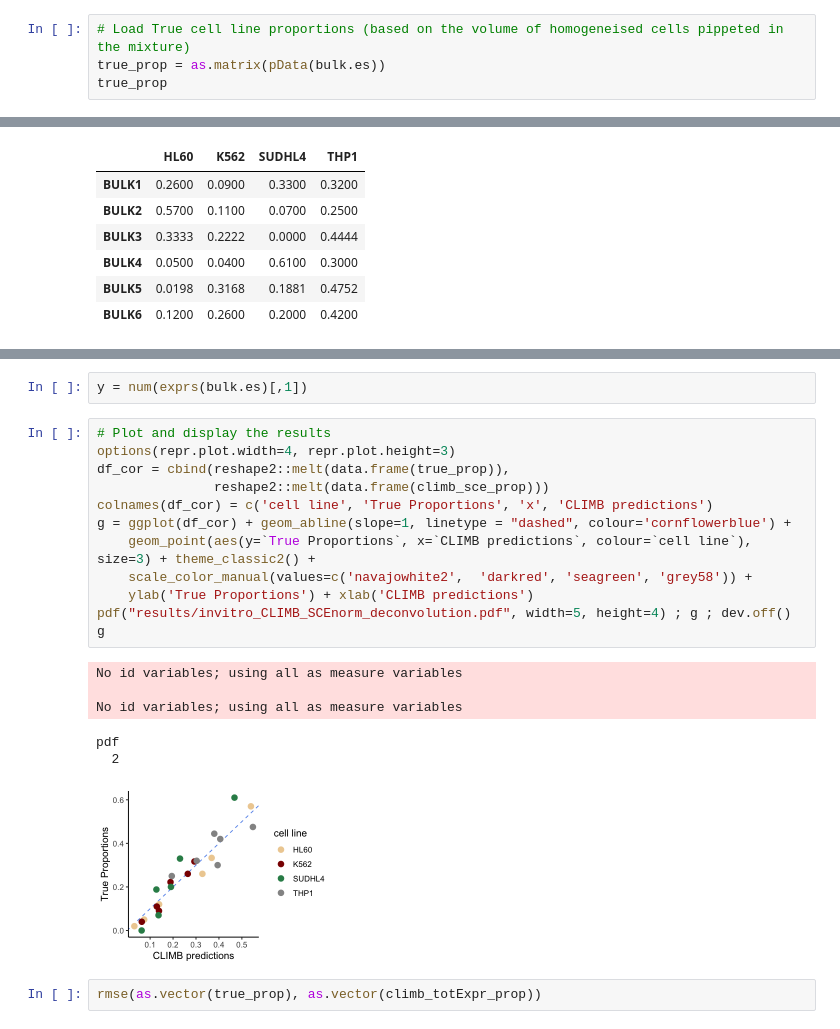
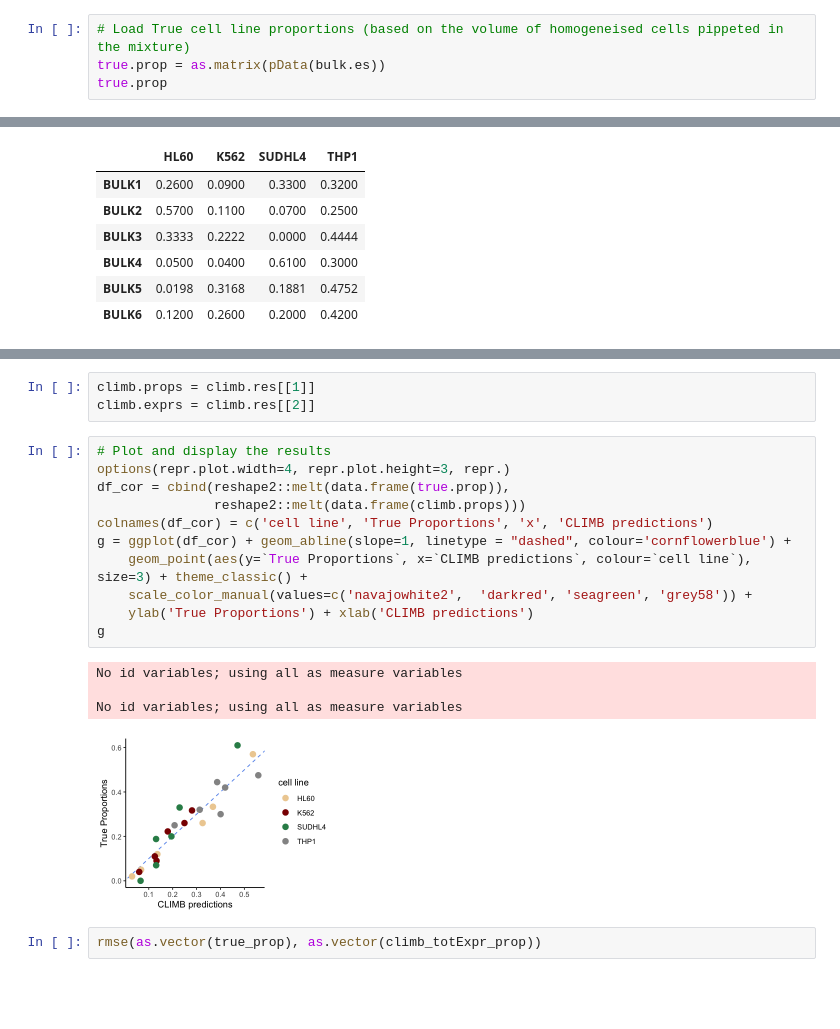
Before and after one commit to alexdray86/CLIMB, a Jupyter notebook: 01_climb_benchmark_invitro.ipynb, the cells around one changed output, grey strips where cells are left out. Drawn from its saved outputs; the diff is of its cells as text; blank space fills up the shorter version.

```diff
--- a/01_climb_benchmark_invitro.ipynb
+++ b/01_climb_benchmark_invitro.ipynb
@@ -33,8 +50,8 @@ Features  Samples
 6 mixtures of cell lines with expression from 6169 genes
 # %%
 # Load True cell line proportions (based on the volume of homogeneised cells pippeted in the mixture)
-true_prop = as.matrix(pData(bulk.es))
-true_prop
+true.prop = as.matrix(pData(bulk.es))
+true.prop
 # %% [output]
 A matrix: 6 × 4 of type dbl
 |  | HL60 | K562 | SUDHL4 | THP1 |
@@ -51,24 +66,22 @@ ERROR: Error in pred_exprs[[k]] <- pred_expr: attempt to select less than one el
-# %%
-y = num(exprs(bulk.es)[,1])
+# %%
+climb.props = climb.res[[1]]
+climb.exprs = climb.res[[2]]
 # %%
 # Plot and display the results
-options(repr.plot.width=4, repr.plot.height=3)
-df_cor = cbind(reshape2::melt(data.frame(true_prop)),
-               reshape2::melt(data.frame(climb_sce_prop)))
+options(repr.plot.width=4, repr.plot.height=3, repr.)
+df_cor = cbind(reshape2::melt(data.frame(true.prop)),
+               reshape2::melt(data.frame(climb.props)))
 colnames(df_cor) = c('cell line', 'True Proportions', 'x', 'CLIMB predictions')
 g = ggplot(df_cor) + geom_abline(slope=1, linetype = "dashed", colour='cornflowerblue') +
-    geom_point(aes(y=`True Proportions`, x=`CLIMB predictions`, colour=`cell line`), size=3) + theme_classic2() +
+    geom_point(aes(y=`True Proportions`, x=`CLIMB predictions`, colour=`cell line`), size=3) + theme_classic() +
     scale_color_manual(values=c('navajowhite2',  'darkred', 'seagreen', 'grey58')) +
     ylab('True Proportions') + xlab('CLIMB predictions')
-pdf("results/invitro_CLIMB_SCEnorm_deconvolution.pdf", width=5, height=4) ; g ; dev.off()
 g
 # %% [output]
 No id variables; using all as measure variables
 
 No id variables; using all as measure variables
-pdf
-  2
-[figure, old version]
+[figure, new version]
 # %%
 rmse(as.vector(true_prop), as.vector(climb_totExpr_prop))
 # %% [output]
```
Also changed, not shown: parts of 3 cells of this notebook, 2 other files.
